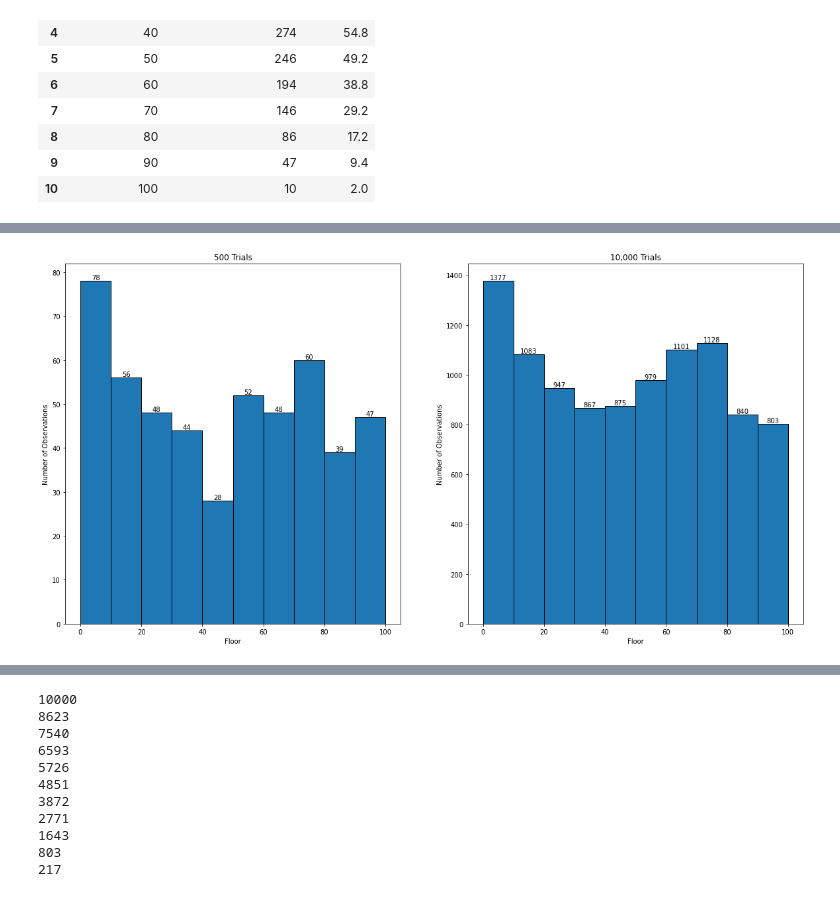
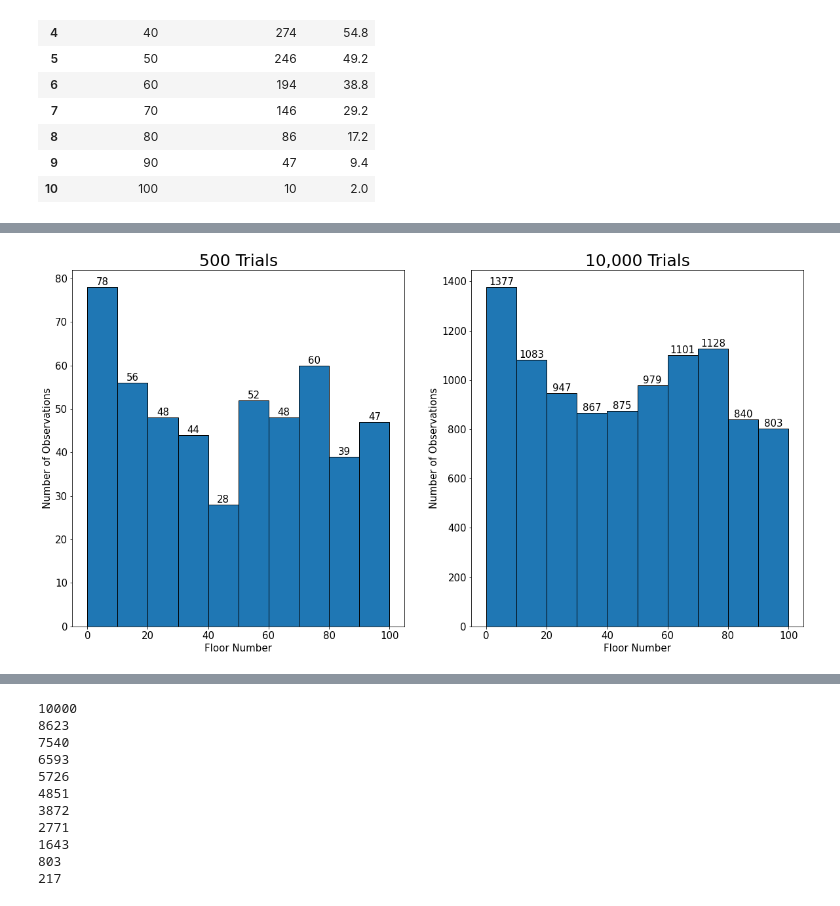
Before and after one commit to JS291/random_walk_practice, a Jupyter notebook: random_walk_practice.ipynb, the cells around one changed output, grey strips where cells are left out. Saved outputs shown, nothing was run; the diff lists cells and outputs as text; code cells hidden in the pictures.

```diff
--- a/random_walk_practice.ipynb
+++ b/random_walk_practice.ipynb
@@ -198,21 +205,25 @@ plt.show()
 # %%
 # Let's compare the histograms side by side
 plt.figure(figsize=(20,10))
 
 plt.subplot(1,2,1)
 values,bins,bars=plt.hist(end1,edgecolor='black')
-plt.bar_label(bars)
-plt.title('500 Trials')
-plt.xlabel('Floor')
-plt.ylabel('Number of Observations')
+plt.bar_label(bars,fontsize=15)
+plt.title('500 Trials',fontsize=25)
+plt.xlabel('Floor Number',fontsize=15)
+plt.ylabel('Number of Observations',fontsize=15)
+plt.xticks(fontsize=15)
+plt.yticks(fontsize=15)
 
 plt.subplot(1,2,2)
 values,bins,bars=plt.hist(end2,edgecolor='black')
-plt.bar_label(bars)
-plt.title('10,000 Trials')
-plt.xlabel('Floor')
-plt.ylabel('Number of Observations')
+plt.bar_label(bars,fontsize=15)
+plt.title('10,000 Trials',fontsize=25)
+plt.xlabel('Floor Number',fontsize=15)
+plt.ylabel('Number of Observations',fontsize=15)
+plt.xticks(fontsize=15)
+plt.yticks(fontsize=15)
 
 plt.show()
 # %% [output]
-[figure, old version]
+[figure, new version]
```
Also changed, not shown: parts of 8 cells of this notebook.
